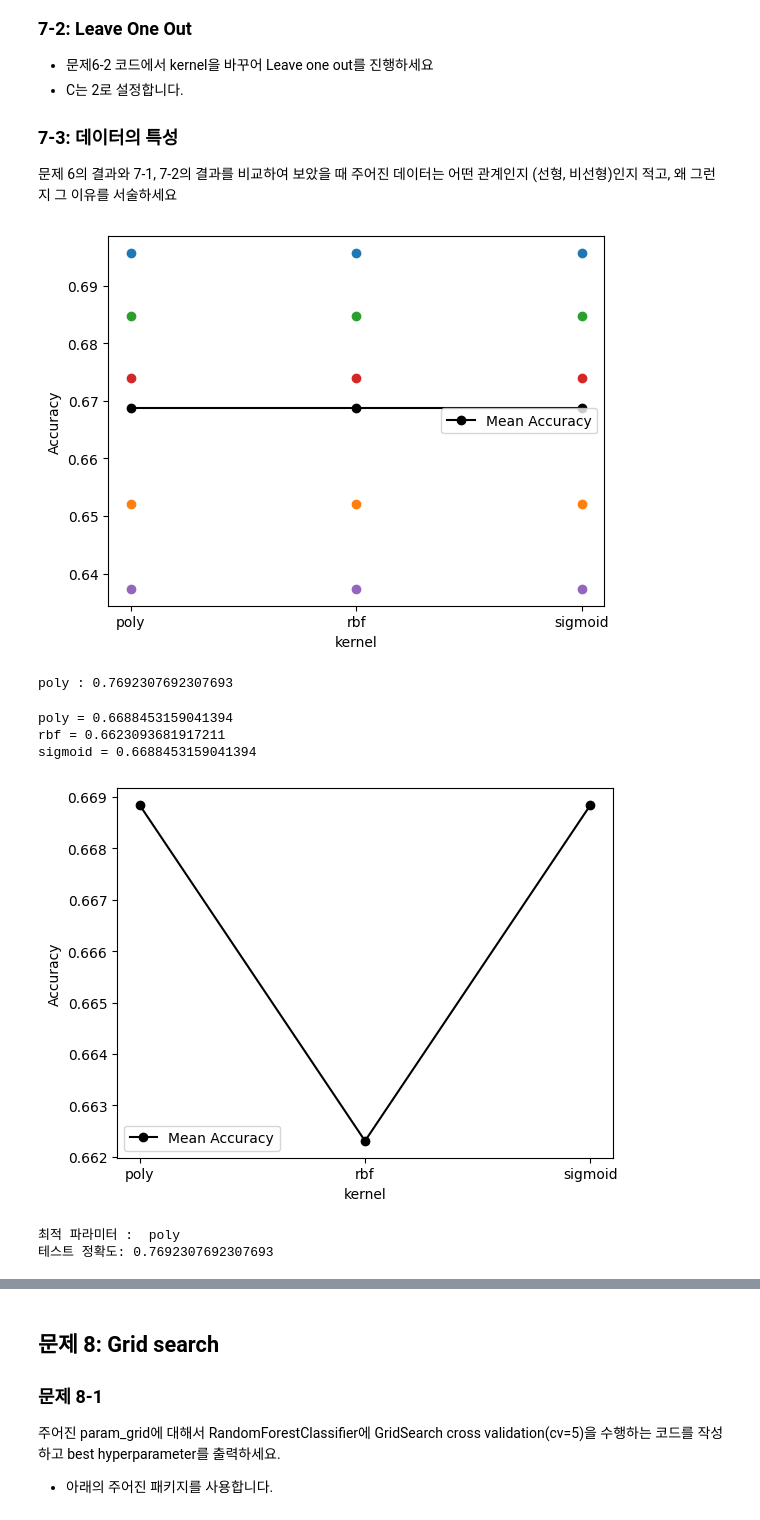
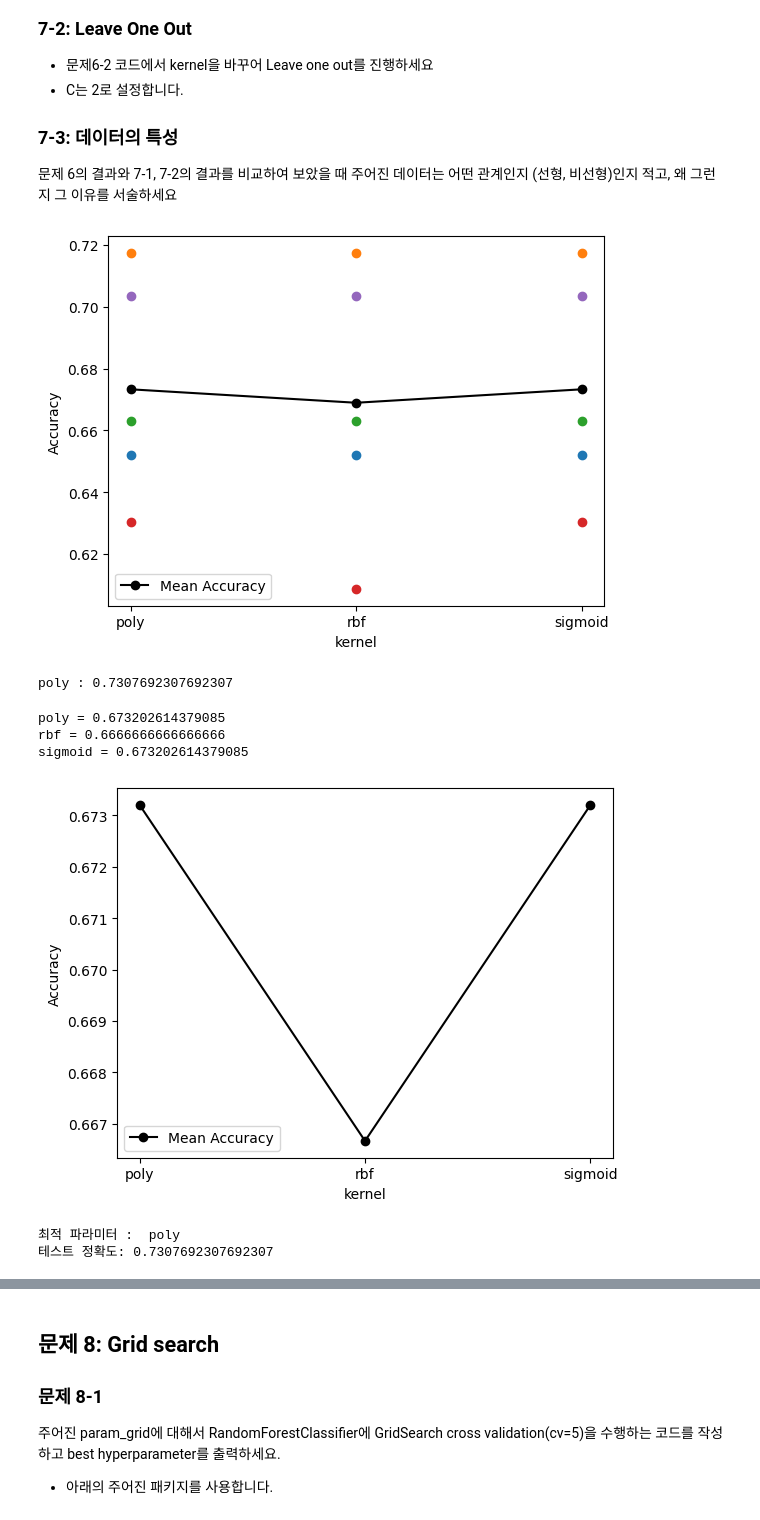
Before and after one commit to wkdtjrrb/2023S-Ajou-ML, a Jupyter notebook: HW2_202127288_장석규.ipynb, the cells around one changed output, grey strips where cells are left out. Cells and saved outputs as stored; diff of their text form; code cells hidden in the pictures.

```diff
--- a/HW2_202127288_장석규.ipynb
+++ b/HW2_202127288_장석규.ipynb
@@ -537,35 +577,0 @@ print(f"테스트 정확도: {test_accuracy}")
-# %%
-## 문제 6-2 ##
-# 코드 작성
-Cloo_values = [0.001,0.01, 0.1, 1,2, 10, 100, 1000]
-loo_results = []
-
-loo = LeaveOneOut()
-
-# 각 파라미터에 대한 교차 검증 수행
-for C in Cloo_values:
-    svm = LinearSVC(C=C, random_state=42,max_iter = 1000)
-
-    # Leave-One-Out CV 결과
-    cv_scores = cross_val_score(svm, X_train, y_train, cv=loo,scoring = 'accuracy')
-    loo_results.append(np.mean(cv_scores))
-
-# 결과 시각화
-plt.semilogx(Cloo_values, loo_results, marker='o')
-plt.xlabel("C Value")
-plt.ylabel("Mean Accuracy")
-plt.show()
-
-# 최적의 파라미터 찾기
-best_idx = np.argmax(loo_results)
-best_C = Cloo_values[best_idx]
-
-# 테스트 정확도 계산
-svm = LinearSVC(C=best_C, random_state=42,max_iter = 10000)
-svm.fit(X_train, y_train)
-test_pred = svm.predict(X_test)
-test_accuracy = metrics.accuracy_score(y_test, test_pred)
-
-print(f"최적의 파라미터: C = {best_C}")
-print(f"테스트 정확도: {test_accuracy}")
-############
@@ -590,6 +592,9 @@ print(f"테스트 정확도: {test_accuracy}")
 ### 7-3: 데이터의 특성
 문제 6의 결과와 7-1, 7-2의 결과를 비교하여 보았을 때 주어진 데이터는 어떤 관계인지 (선형, 비선형)인지 적고, 왜 그런지 그 이유를 서술하세요
 # %%
+## 문제 7-1 ##
+# 코드 작성
+# 파라미터 설정
 ## 문제 7-1 ##
 # 코드 작성
 #####C.K,kernel
@@ -610,7 +615,7 @@ for kernel in kernel_list:
 fig, ax = plt.subplots()
 ax.set_xlabel("kernel")
 ax.set_ylabel("Accuracy")
-
+cv_results_mean = [np.mean(cv_result) for cv_result in cv_results]
 best_idx = np.argmax(cv_results_mean)
 best_k = kernel_list[best_idx]
 
@@ -632,46 +637,46 @@ test_pred = svm.predict(X_test)
 test_accuracy = metrics.accuracy_score(y_test, test_pred)
 print(best_k,':',test_accuracy)
 # %% [output]
-[figure, old version]
+[figure, new version]
-poly : 0.7692307692307693
+poly : 0.7307692307692307
 # %%
 ## 문제 7-2 ##
 # 코드 작성
 cv_result=[]
 for kernel in kernel_list:
-  svm = SVC(C = C,kernel = kernel,random_state = 42, max_iter = 10000)
+  svm = SVC(C = C,kernel = kernel,random_state = 42, max_iter = 1000)
 
   cv_scores = cross_val_score(svm, X_train, y_train, cv=loo, scoring='accuracy')
   cv_result.append(cv_scores)
   print(kernel,'=',cv_scores.mean())
 
 # 결과 시각화
 cv_results_mean = [np.mean(cv_result) for cv_result in cv_result]
 
 plt.plot(kernel_list, cv_results_mean, marker='o', color='black', label="Mean Accuracy")
 
 plt.xlabel("kernel")
 plt.ylabel("Accuracy")
 plt.legend()
 plt.show()
 
 
 # 최적의 파라미터 찾기
-best_idx = np.argmax(loo_results)
+best_idx = np.argmax(cv_results_mean)
 best_k = kernel_list[best_idx]
 
 # 테스트 정확도 계산
-svm = SVC(C=C, kernel = best_k, random_state=42,max_iter = 10000)
+svm = SVC(C=C, kernel = best_k, random_state=42,max_iter = 1000)
 svm.fit(X_train, y_train)
-test_pred = svm.predict(X_test)
-test_accuracy = metrics.accuracy_score(y_test, test_pred)
+y_pred = svm.predict(X_test)
+test_accuracy = metrics.accuracy_score(y_pred, y_test)
 print('최적 파라미터 : ' , best_k)
 print(f"테스트 정확도: {test_accuracy}")
 ############
 # %% [output]
-poly = 0.6688453159041394
-rbf = 0.6623093681917211
-sigmoid = 0.6688453159041394
+poly = 0.673202614379085
+rbf = 0.6666666666666666
+sigmoid = 0.673202614379085
-[figure, old version]
+[figure, new version]
 최적 파라미터 :  poly
-테스트 정확도: 0.7692307692307693
+테스트 정확도: 0.7307692307692307
```
Also changed, not shown: parts of 19 cells of this notebook.
